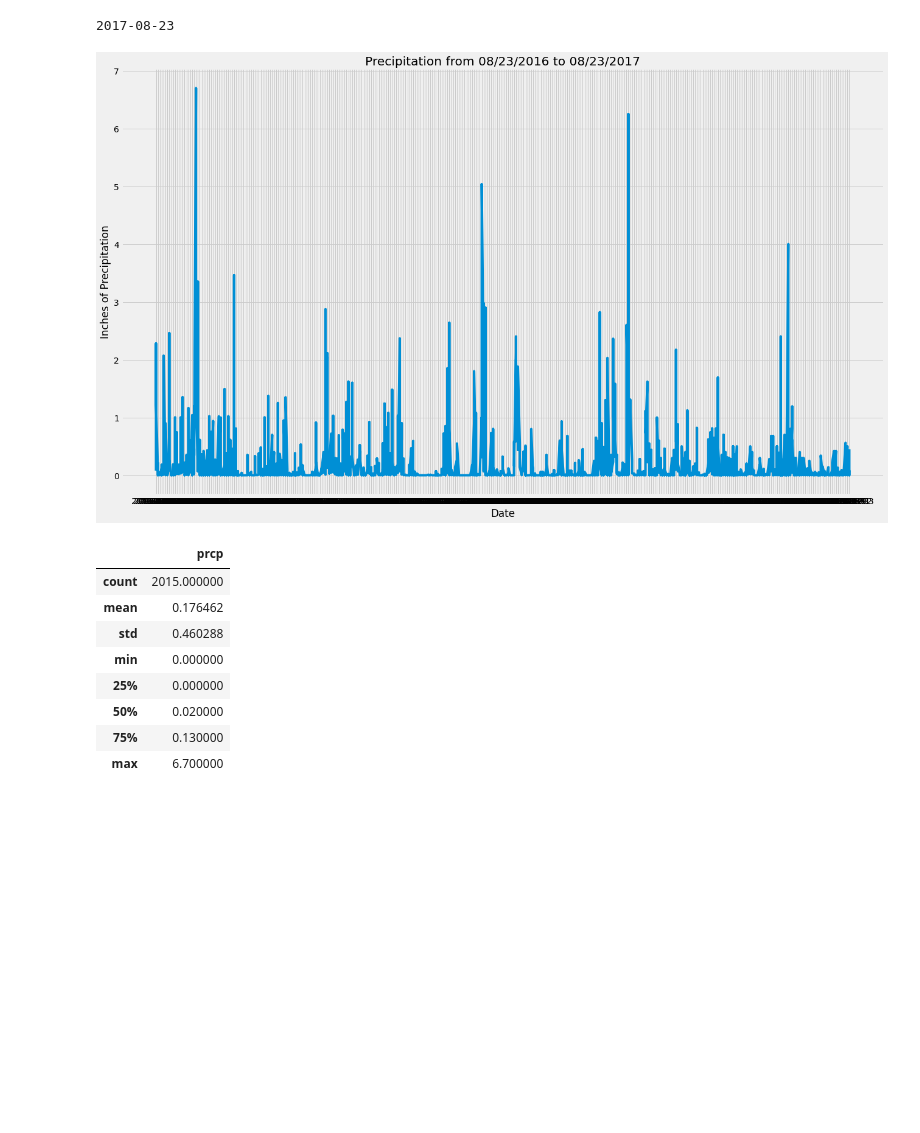
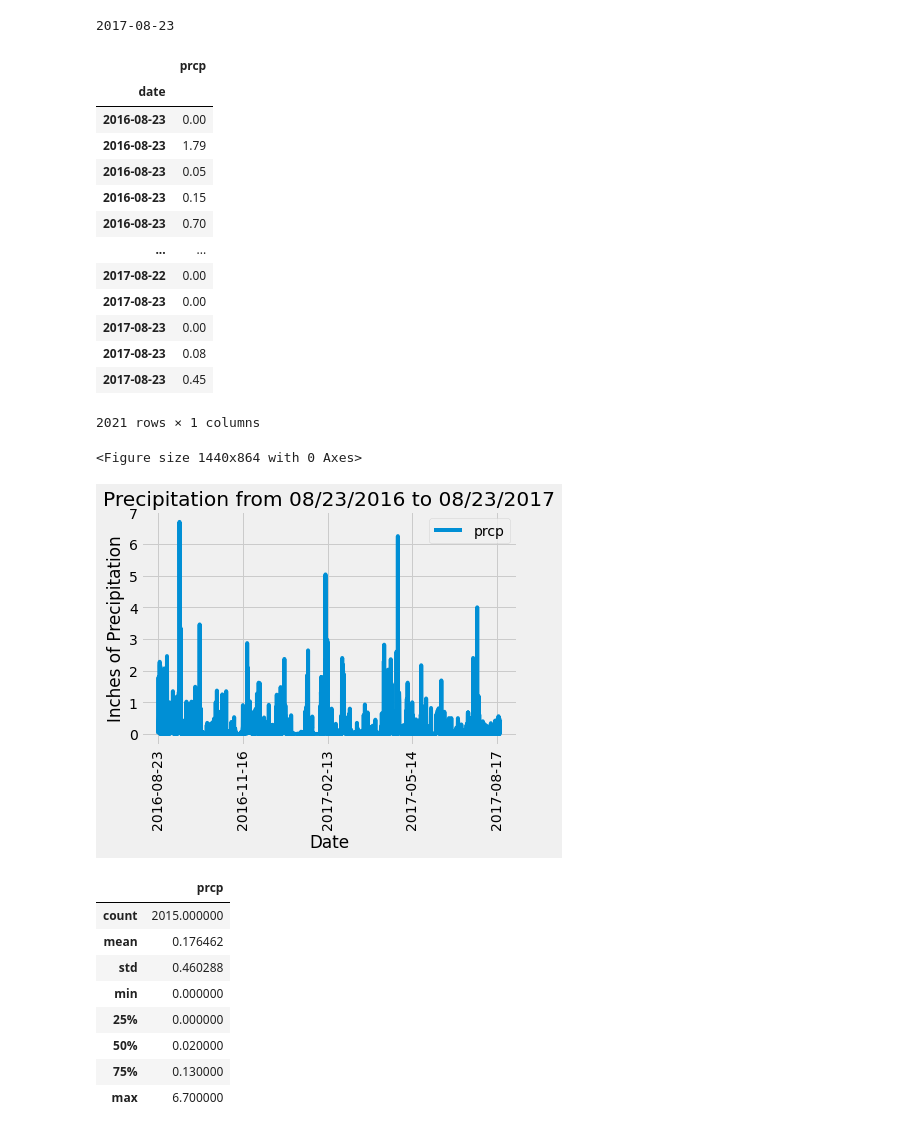
Before and after one commit to SamEspe/Hawaii-Climate-SQL, a Jupyter notebook: climate_starter.ipynb, the cells around one changed output. Drawn from its saved outputs; the diff is of its cells as text; code cells hidden in the pictures; blank space fills up the shorter version.

Commit message:
Fixed issue with x-labels on precipitation graph. Started adding Flask content to app.py

```diff
--- a/climate_starter.ipynb
+++ b/climate_starter.ipynb
@@ -93,7 +93,7 @@ print(last_date)
 
 last_date_dt = dt.datetime.strptime(last_date, '%Y-%m-%d')
 
-year_ago = last_date_dt - dt.timedelta(days = 365)
+year_ago = last_date_dt - dt.timedelta(days = 366)
 
 # Perform a query to retrieve the data and precipitation scores
 
@@ -116,19 +116,35 @@ prcp_data_new_index = prcp_data_df_sort.set_index('date')
 
 no_nas = prcp_data_new_index.dropna(axis=0)
 no_nas
-
-# Use Pandas Plotting with Matplotlib to plot the data
-
-plt.figure(figsize=(20,12))
-plt.plot(no_nas.index, no_nas.prcp)
-plt.title('Precipitation from 08/23/2016 to 08/23/2017')
-plt.ylabel('Inches of Precipitation')
-plt.xlabel('Date')
-#plt.locator_params(axis='x', nbins=9)
-
-plt.show()
 # %% [output]
-[figure, removed]
+|  | prcp |
+| date |  |
+| 2016-08-23 | 0.00 |
+| 2016-08-23 | 1.79 |
+| 2016-08-23 | 0.05 |
+| 2016-08-23 | 0.15 |
+| 2016-08-23 | 0.70 |
+| ... | ... |
+| 2017-08-22 | 0.00 |
+| 2017-08-23 | 0.00 |
+| 2017-08-23 | 0.00 |
+| 2017-08-23 | 0.08 |
+| 2017-08-23 | 0.45 |
+2021 rows × 1 columns
+# %%
+# Use Pandas Plotting with Matplotlib to plot the data
+
+plt.figure(figsize=(20,12))
+index = no_nas.index
+no_nas.plot()
+plt.title('Precipitation from 08/23/2016 to 08/23/2017')
+plt.ylabel('Inches of Precipitation')
+plt.xlabel('Date')
+plt.xticks(rotation='vertical')
+plt.show()
+# %% [output]
+<Figure size 1440x864 with 0 Axes>
+[figure, added]
 # %%
 # Use Pandas to calculate the summary statistics for the precipitation data
 
```
Also changed, not shown: parts of 12 cells of this notebook, 1 other file.
